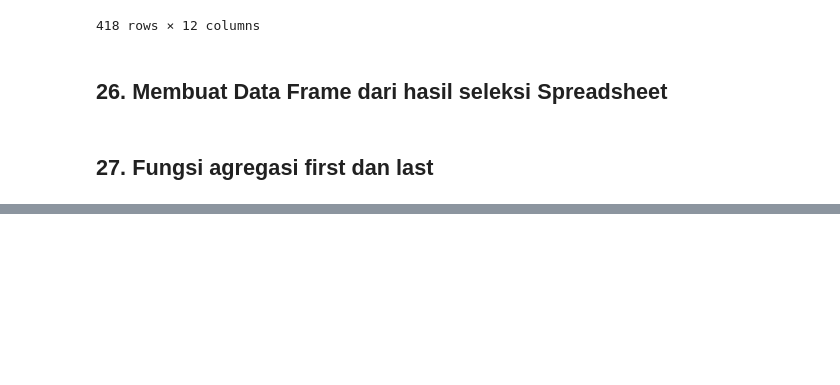
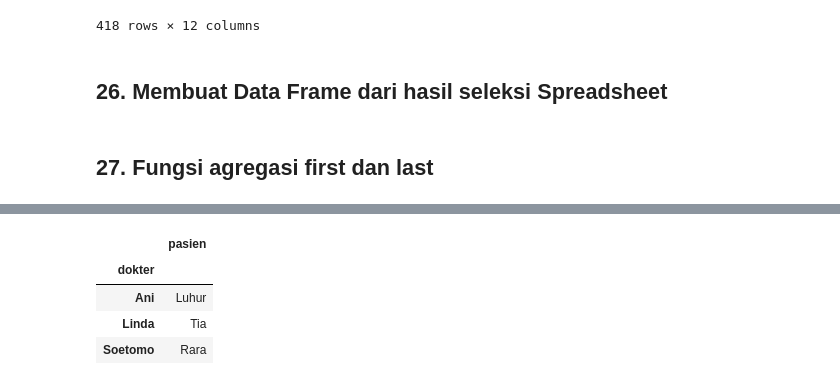
Before and after one commit to Edy-Mochamad/Learn-jupyter-notebook, a Jupyter notebook: pandas.ipynb, the cells around one changed output, grey strips where cells are left out. Saved outputs shown, nothing was run; the diff lists cells and outputs as text; code cells hidden in the pictures; blank space fills up the shorter version.

```diff
--- a/pandas.ipynb
+++ b/pandas.ipynb
@@ -1307,0 +1337,9 @@ df
+# %%
+#untuk menampilkan data pada baris paling utama pada setiap kelompoknya
+df.groupby('dokter')['pasien'].first().to_frame()
+# %% [output]
+|  | pasien |
+| dokter |  |
+| Ani | Luhur |
+| Linda | Tia |
+| Soetomo | Rara |
```
Also changed, not shown: parts of 6 cells of this notebook.
